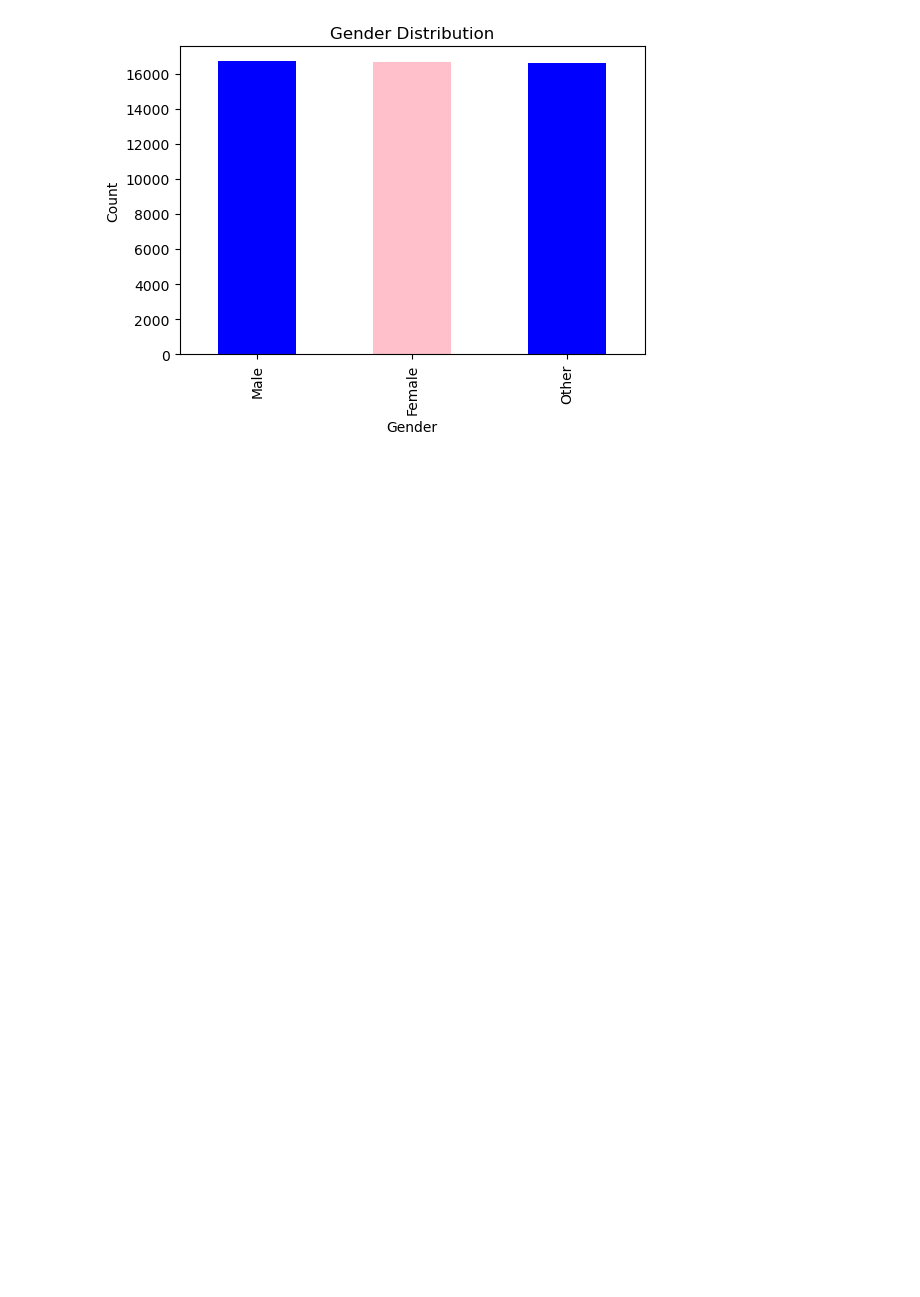
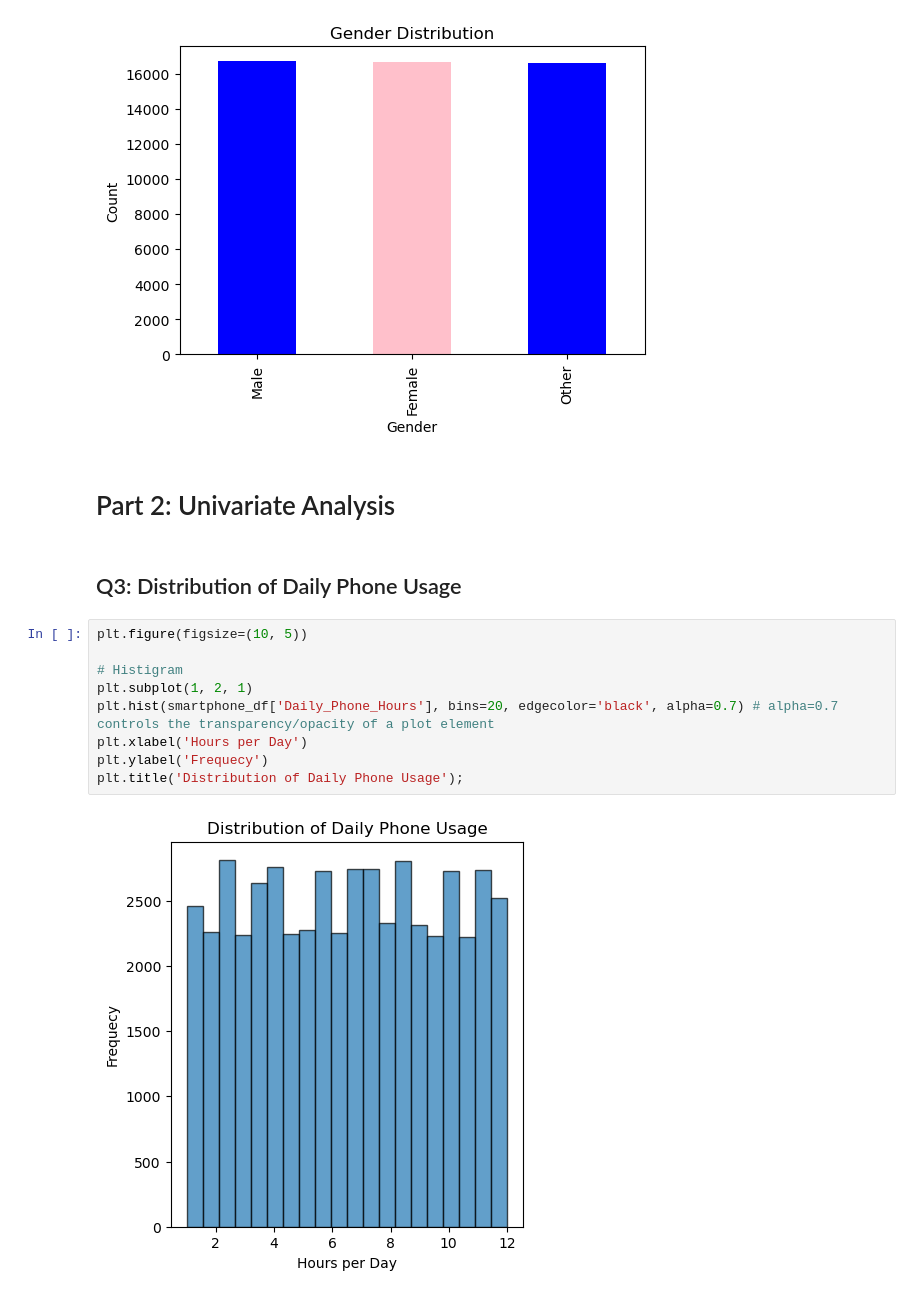
Before and after one commit to geff-ghost/screenTimeSleep, a Jupyter notebook: Smartphone_Usage_Statistics.ipynb, the cells around one changed output. Cells and saved outputs as stored; diff of their text form; blank space fills up the shorter version.

```diff
--- a/Smartphone_Usage_Statistics.ipynb
+++ b/Smartphone_Usage_Statistics.ipynb
@@ -101,3 +102,18 @@ plt.xlabel("Gender")
 plt.ylabel("Count");
 # %% [output]
 [figure]
+# %% [markdown]
+# Part 2: Univariate Analysis
+# %% [markdown]
+## Q3: Distribution of Daily Phone Usage
+# %%
+plt.figure(figsize=(10, 5))
+
+# Histigram
+plt.subplot(1, 2, 1)
+plt.hist(smartphone_df['Daily_Phone_Hours'], bins=20, edgecolor='black', alpha=0.7) # alpha=0.7 controls the transparency/opacity of a plot element
+plt.xlabel('Hours per Day')
+plt.ylabel('Frequecy')
+plt.title('Distribution of Daily Phone Usage');
+# %% [output]
+[figure, added]
```
Also changed, not shown: parts of 21 cells of this notebook.
